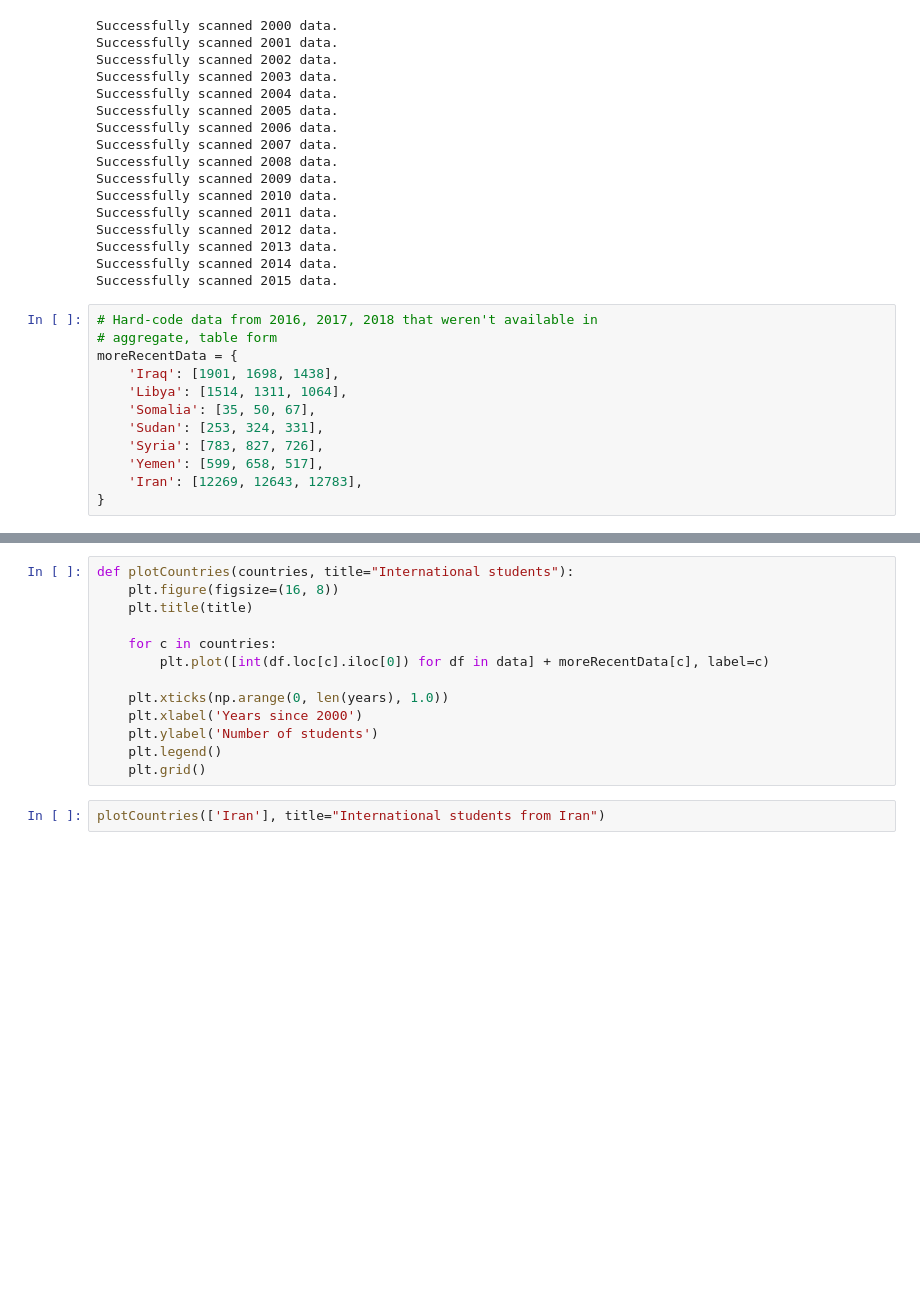
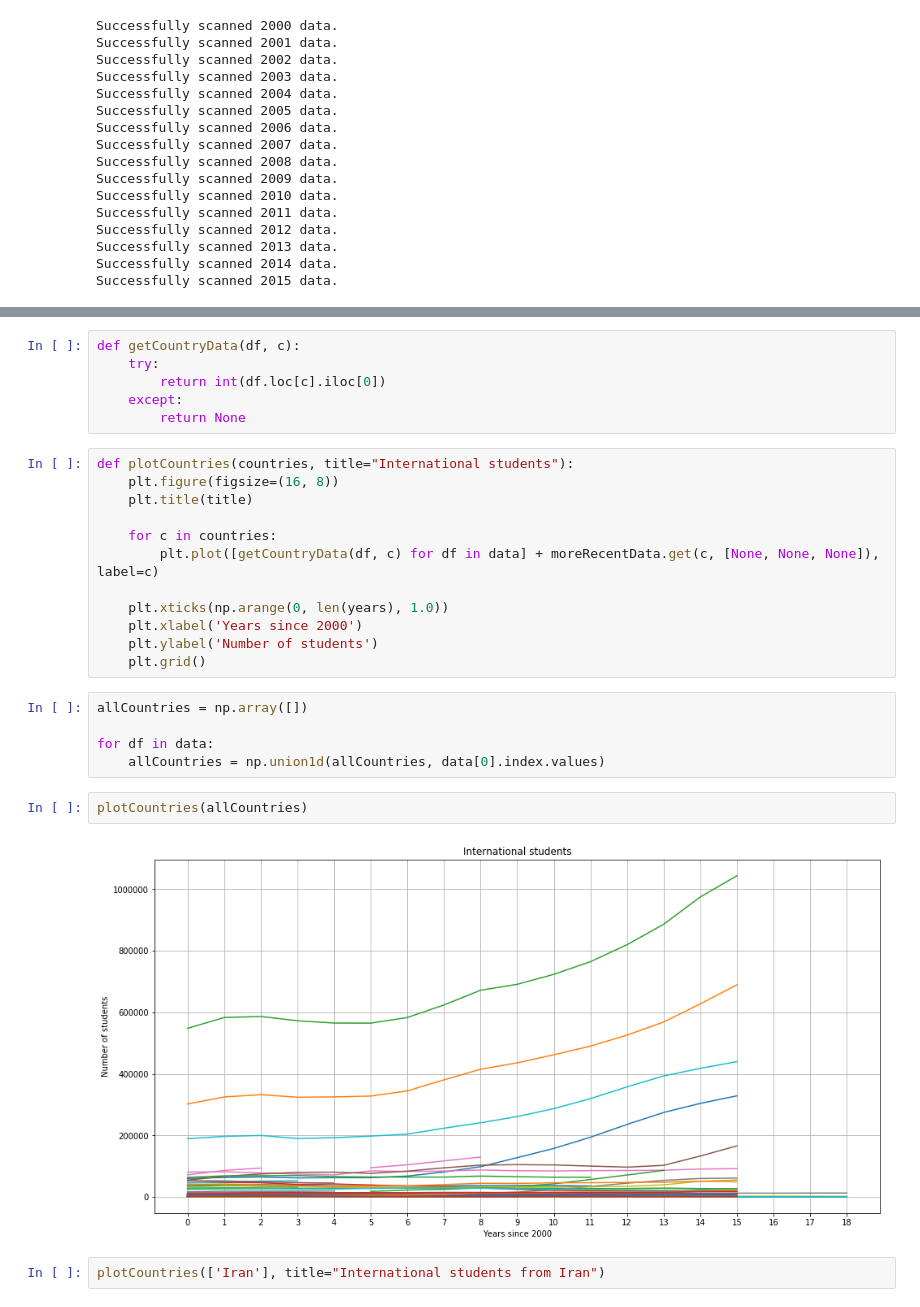
Before and after one commit to graphicsdesk/international-students, a Jupyter notebook: notebooks/international-students.ipynb, the cells around one changed output, grey strips where cells are left out. Saved outputs shown, nothing was run; the diff lists cells and outputs as text; blank space fills up the shorter version.

Commit message:
read in all most recent place of origin data

```diff
--- a/notebooks/international-students.ipynb
+++ b/notebooks/international-students.ipynb
@@ -49,15 +49,3 @@ Successfully scanned 2012 data.
 Successfully scanned 2013 data.
 Successfully scanned 2014 data.
 Successfully scanned 2015 data.
-# %%
-# Hard-code data from 2016, 2017, 2018 that weren't available in
-# aggregate, table form
-moreRecentData = {
-    'Iraq': [1901, 1698, 1438],
-    'Libya': [1514, 1311, 1064],
-    'Somalia': [35, 50, 67],
-    'Sudan': [253, 324, 331],
-    'Syria': [783, 827, 726],
-    'Yemen': [599, 658, 517],
-    'Iran': [12269, 12643, 12783],
-}
@@ -64,16 +89,30 @@ moreRecentData = {
+# %%
+def getCountryData(df, c):
+    try:
+        return int(df.loc[c].iloc[0])
+    except:
+        return None
 # %%
 def plotCountries(countries, title="International students"):
     plt.figure(figsize=(16, 8))
     plt.title(title)
 
     for c in countries:
-        plt.plot([int(df.loc[c].iloc[0]) for df in data] + moreRecentData[c], label=c)
+        plt.plot([getCountryData(df, c) for df in data] + moreRecentData.get(c, [None, None, None]), label=c)
 
     plt.xticks(np.arange(0, len(years), 1.0))
     plt.xlabel('Years since 2000')
     plt.ylabel('Number of students')
-    plt.legend()
     plt.grid()
+# %%
+allCountries = np.array([])
+
+for df in data:
+    allCountries = np.union1d(allCountries, data[0].index.values)
+# %%
+plotCountries(allCountries)
+# %% [output]
+[figure, added]
 # %%
 plotCountries(['Iran'], title="International students from Iran")
 # %% [output]
```
Also changed, not shown: parts of 3 cells of this notebook, 3 other files.
